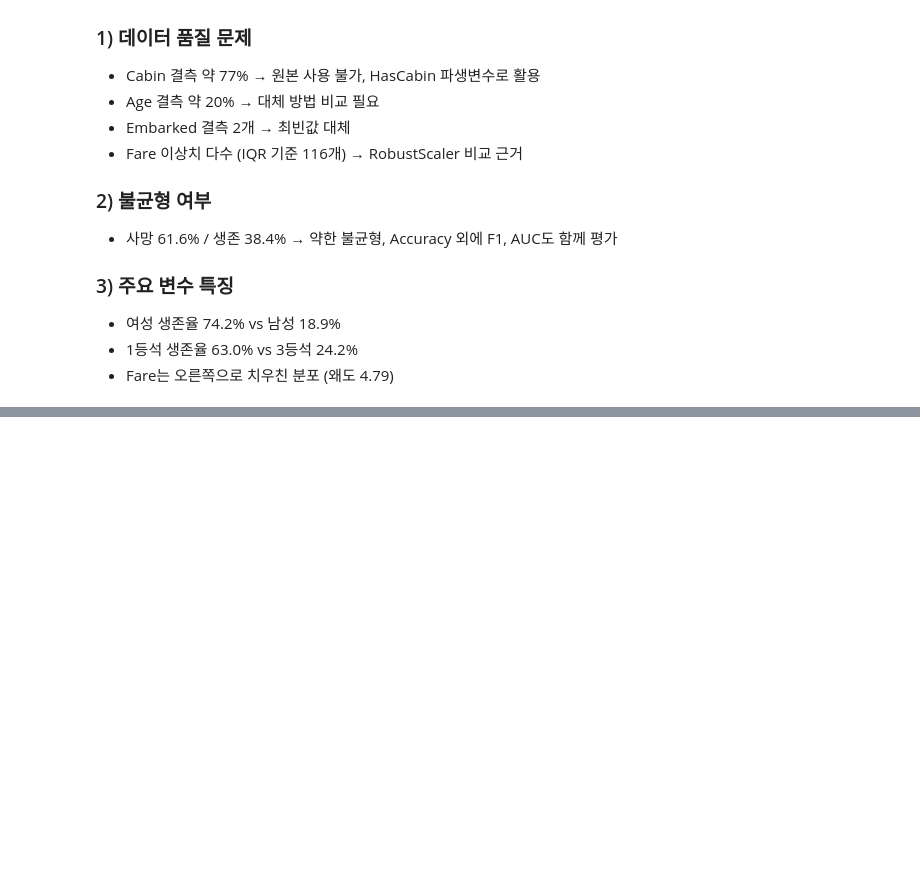
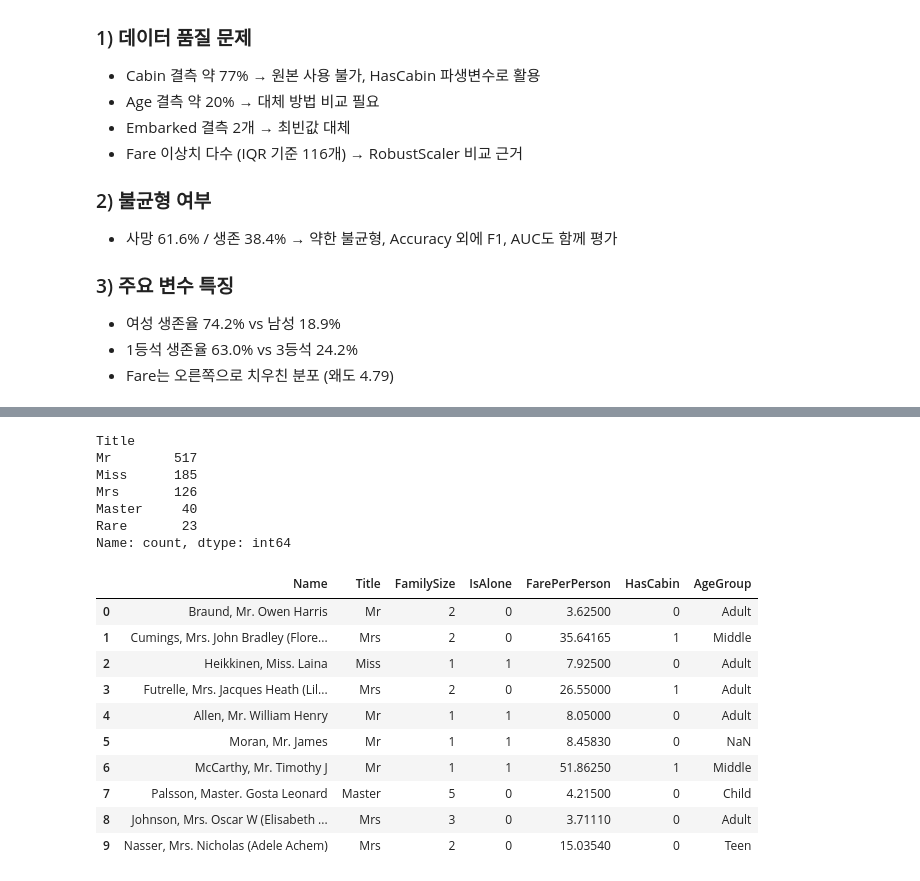
Before and after one commit to pckdou/Titanic, a Jupyter notebook: notebooks/titanic_fe.ipynb, the cells around one changed output, grey strips where cells are left out. Saved outputs shown, nothing was run; the diff lists cells and outputs as text; code cells hidden in the pictures; blank space fills up the shorter version.

```diff
--- a/notebooks/titanic_fe.ipynb
+++ b/notebooks/titanic_fe.ipynb
@@ -201,0 +217,45 @@ Name: Survived, dtype: float64
+# %%
+df_fe = df.copy()
+
+# 1) Title: 이름에서 호칭 추출
+df_fe["Title"] = df_fe["Name"].str.extract(r",\s*([^\.]+)\.", expand=False).str.strip()
+df_fe["Title"] = df_fe["Title"].replace({"Mlle": "Miss", "Ms": "Miss", "Mme": "Mrs"})
+rare = df_fe["Title"].value_counts()[lambda s: s < 10].index
+df_fe["Title"] = df_fe["Title"].replace(rare, "Rare")
+
+# 2) FamilySize, IsAlone
+df_fe["FamilySize"] = df_fe["SibSp"] + df_fe["Parch"] + 1
+df_fe["IsAlone"] = (df_fe["FamilySize"] == 1).astype(int)
+
+# 3) FarePerPerson
+df_fe["FarePerPerson"] = df_fe["Fare"] / df_fe["FamilySize"]
+
+# 4) HasCabin
+df_fe["HasCabin"] = df_fe["Cabin"].notnull().astype(int)
+
+# 5) AgeGroup (Age 결측은 NaN으로 유지 → 이후 imputer 단계에서 처리)
+df_fe["AgeGroup"] = pd.cut(df_fe["Age"], bins=[0, 12, 18, 35, 60, 100],
+                           labels=["Child", "Teen", "Adult", "Middle", "Senior"])
+df_fe["AgeGroup"] = df_fe["AgeGroup"].astype(object)   # 결측 처리 호환용
+
+print(df_fe["Title"].value_counts())
+df_fe[["Name", "Title", "FamilySize", "IsAlone", "FarePerPerson", "HasCabin", "AgeGroup"]].head(10)
+# %% [output]
+Title
+Mr        517
+Miss      185
+Mrs       126
+Master     40
+Rare       23
+Name: count, dtype: int64
+|  | Name | Title | FamilySize | IsAlone | FarePerPerson | HasCabin | AgeGroup |
+| 0 | Braund, Mr. Owen Harris | Mr | 2 | 0 | 3.62500 | 0 | Adult |
+| 1 | Cumings, Mrs. John Bradley (Flore... | Mrs | 2 | 0 | 35.64165 | 1 | Middle |
+| 2 | Heikkinen, Miss. Laina | Miss | 1 | 1 | 7.92500 | 0 | Adult |
+| 3 | Futrelle, Mrs. Jacques Heath (Lil... | Mrs | 2 | 0 | 26.55000 | 1 | Adult |
+| 4 | Allen, Mr. William Henry | Mr | 1 | 1 | 8.05000 | 0 | Adult |
+| 5 | Moran, Mr. James | Mr | 1 | 1 | 8.45830 | 0 | NaN |
+| 6 | McCarthy, Mr. Timothy J | Mr | 1 | 1 | 51.86250 | 1 | Middle |
+| 7 | Palsson, Master. Gosta Leonard | Master | 5 | 0 | 4.21500 | 0 | Child |
+| 8 | Johnson, Mrs. Oscar W (Elisabeth ... | Mrs | 3 | 0 | 3.71110 | 0 | Adult |
+| 9 | Nasser, Mrs. Nicholas (Adele Achem) | Mrs | 2 | 0 | 15.03540 | 0 | Teen |
```
Also changed, not shown: parts of 16 cells of this notebook, 4 other files.
